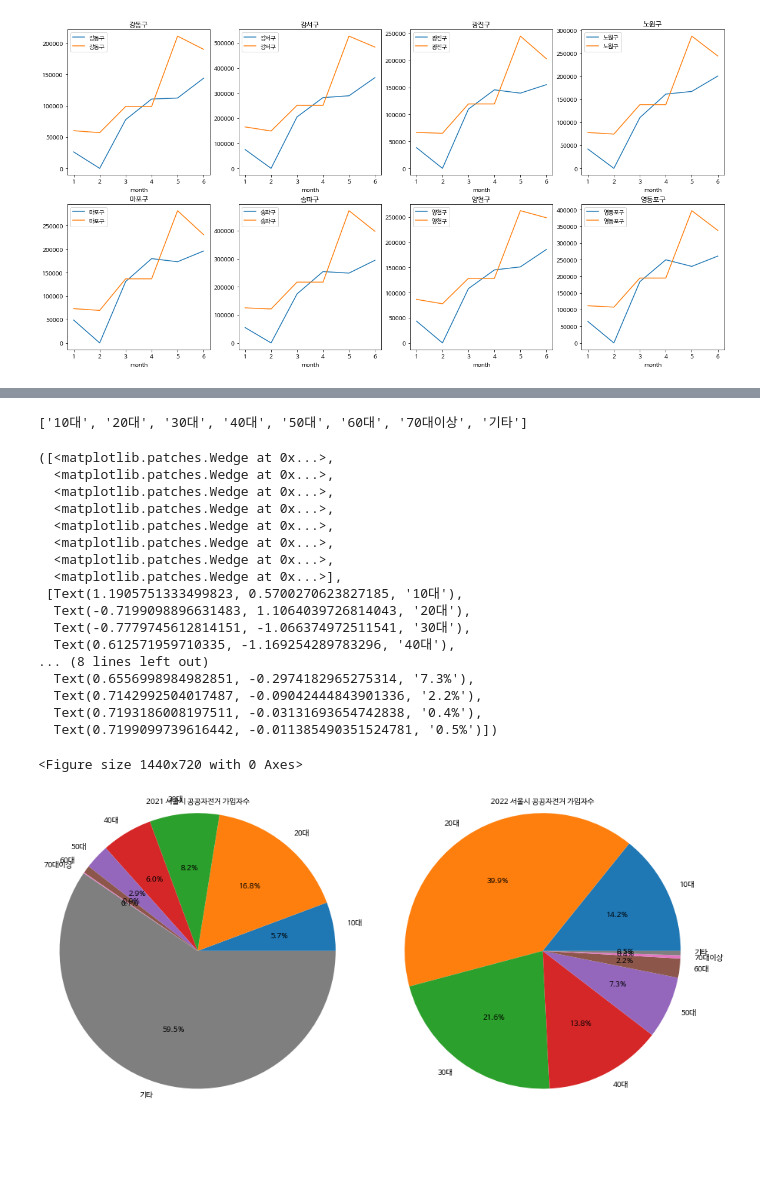
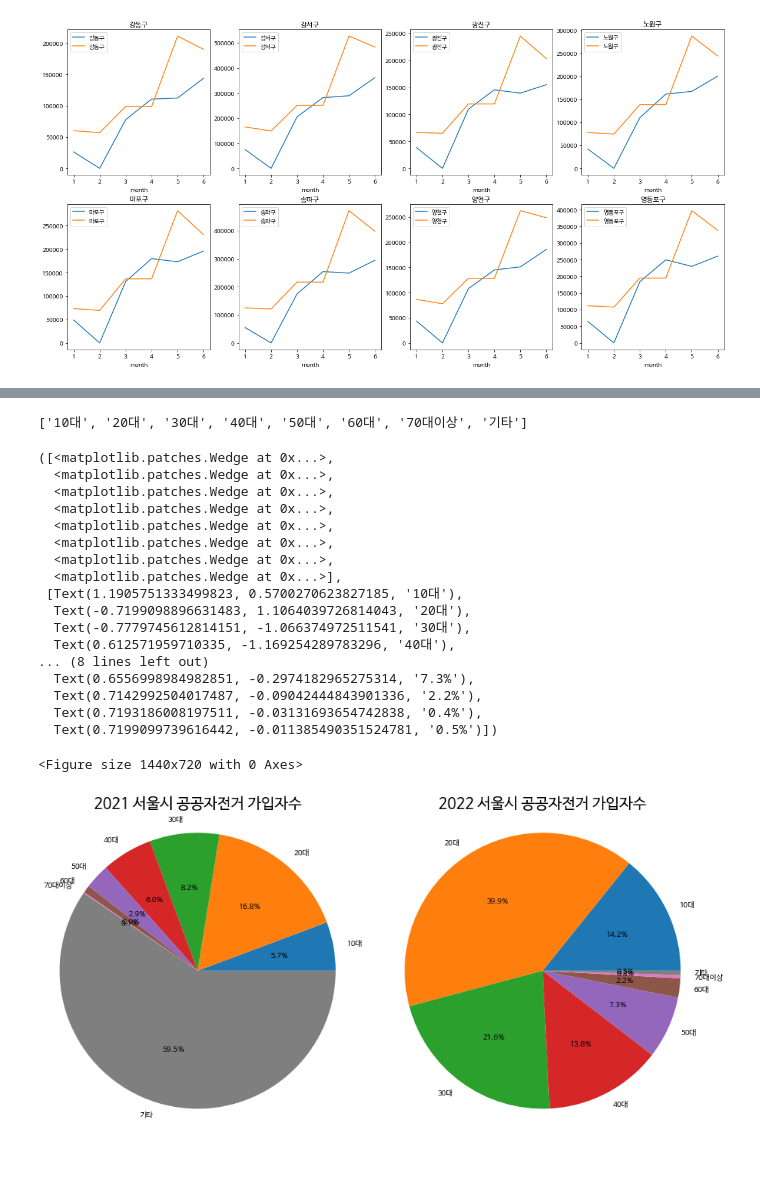
Before and after one commit to Gyobeom/Seoul_Public_Bike_Data_analysis, a Jupyter notebook: 201644056_brian_ipynb의_사본.ipynb, the cells around one changed output, grey strips where cells are left out. Saved outputs shown, nothing was run; the diff lists cells and outputs as text; code cells hidden in the pictures; blank space fills up the shorter version.

```diff
--- a/201644056_brian_ipynb의_사본.ipynb
+++ b/201644056_brian_ipynb의_사본.ipynb
@@ -168,13 +173,13 @@ plt.pie(cycle_store_data,labels=store_city,autopct='%1.1f%%')
 # %%
 # 2022_공공자전거_1~6월 총 데이터
-cycle_store_data = []
+cycle_store_data_2022 = []
 for i in store_city:
   temp = df_all_2022.loc[(df_all_2022['대여소 그룹'] == i)]
-  cycle_store_data.append(temp['대여 건수'].sum(axis=0))
+  cycle_store_data_2022.append(temp['대여 건수'].sum(axis=0))
 
 x = np.arange(25)
 plt.figure(figsize=(30, 10))
-plt.bar(x, cycle_store_data,width=0.5)
+plt.bar(x, cycle_store_data_2022,width=0.5)
 plt.xticks(x,store_city)
 current_values = plt.gca().get_yticks()
 plt.gca().set_yticklabels(['{:,.0f}'.format(x) for x in current_values])
@@ -377,7 +429,7 @@ import itertools
 file = '/content/user_data/2021/2021_data.csv'
 file2 = '/content/user_data/2022/2022_data.csv'
 df_2021 = pd.read_csv(file,encoding="cp949" )
-df_2022 = pd.read_csv(file2,encoding='cp949')
+df_2022 = pd.read_csv(file2,encoding="cp949")
 
 fig=plt.figure(figsize=(20,10))
 user_age = df_2021[['연령대코드']].drop_duplicates()
@@ -401,33 +453,35 @@ for i in user_age:
 
 
 fig=plt.figure(figsize=(15,20))
 ax1= fig.add_subplot(2,2,1)
 ax2 = fig.add_subplot(2,2,2)
 
 
-ax1.set_title('2021 서울시 공공자전거 가입자수',size=10)
-ax2.set_title('2022 서울시 공공자전거 가입자수',size=10)
+ax1.set_title('2021 서울시 공공자전거 가입자수',size=20,position=(0.5, 1.0+0.05))
+ax2.set_title('2022 서울시 공공자전거 가입자수',size=20,position=(0.5, 1.0+0.05))
 print('\n')
 ax1.pie(total_2021_user_data,labels=user_age,autopct='%1.1f%%' ,radius = 1.2)
 ax2.pie(total_2022_user_data,labels=user_age,autopct='%1.1f%%' ,radius = 1.2)
 # %% [output]
 ['10대', '20대', '30대', '40대', '50대', '60대', '70대이상', '기타']
 ([<matplotlib.patches.Wedge at 0x...>,
   <matplotlib.patches.Wedge at 0x...>,
   <matplotlib.patches.Wedge at 0x...>,
   <matplotlib.patches.Wedge at 0x...>,
   <matplotlib.patches.Wedge at 0x...>,
   <matplotlib.patches.Wedge at 0x...>,
   <matplotlib.patches.Wedge at 0x...>,
   <matplotlib.patches.Wedge at 0x...>],
  [Text(1.1905751333499823, 0.5700270623827185, '10대'),
   Text(-0.7199098896631483, 1.1064039726814043, '20대'),
   Text(-0.7779745612814151, -1.066374972511541, '30대'),
   Text(0.612571959710335, -1.169254289783296, '40대'),
 ... (8 lines left out)
   Text(0.6556998984982851, -0.2974182965275314, '7.3%'),
   Text(0.7142992504017487, -0.09042444843901336, '2.2%'),
   Text(0.7193186008197511, -0.03131693654742838, '0.4%'),
   Text(0.7199099739616442, -0.011385490351524781, '0.5%')])
 <Figure size 1440x720 with 0 Axes>
-[figure, old version]
+[figure, new version]
+# %% [markdown]
+##
```
Also changed, not shown: parts of 18 cells of this notebook.
